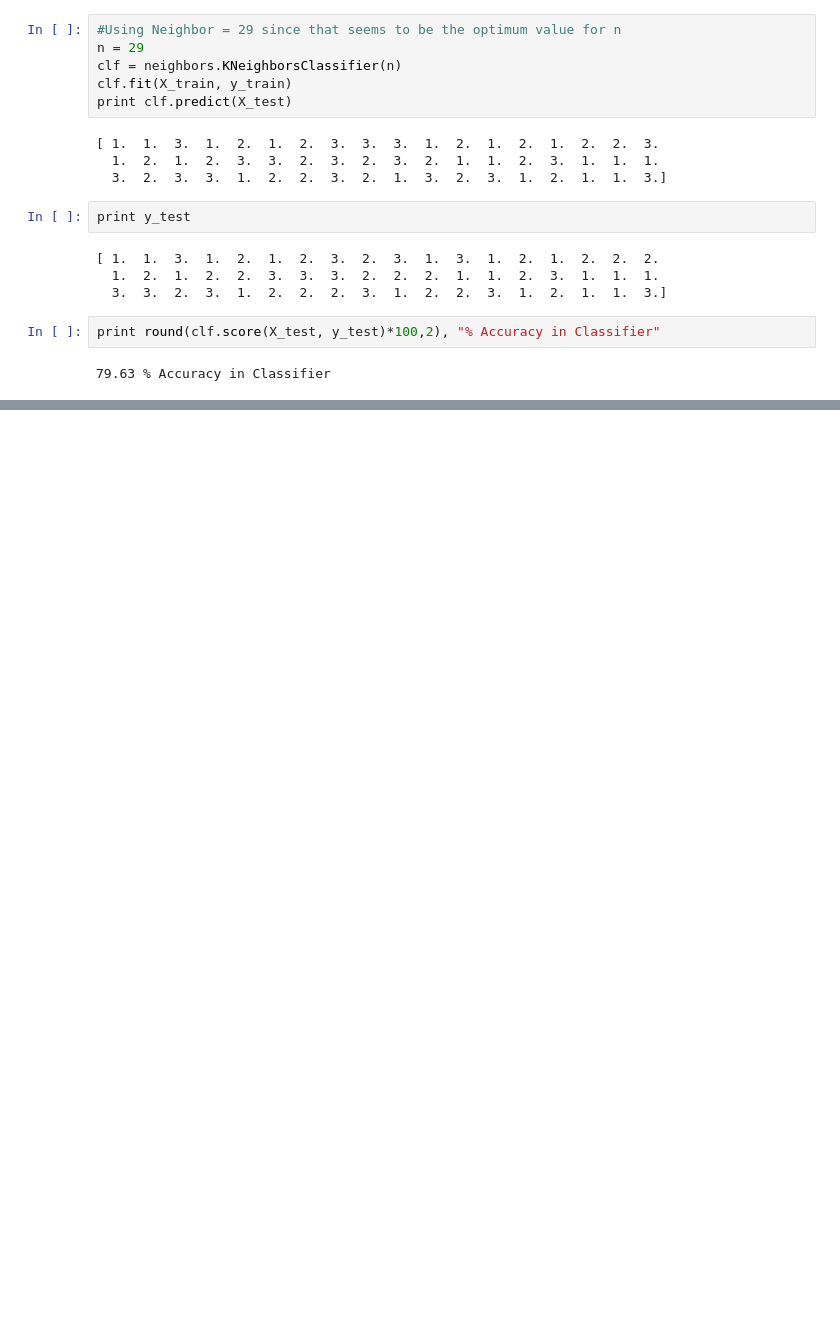
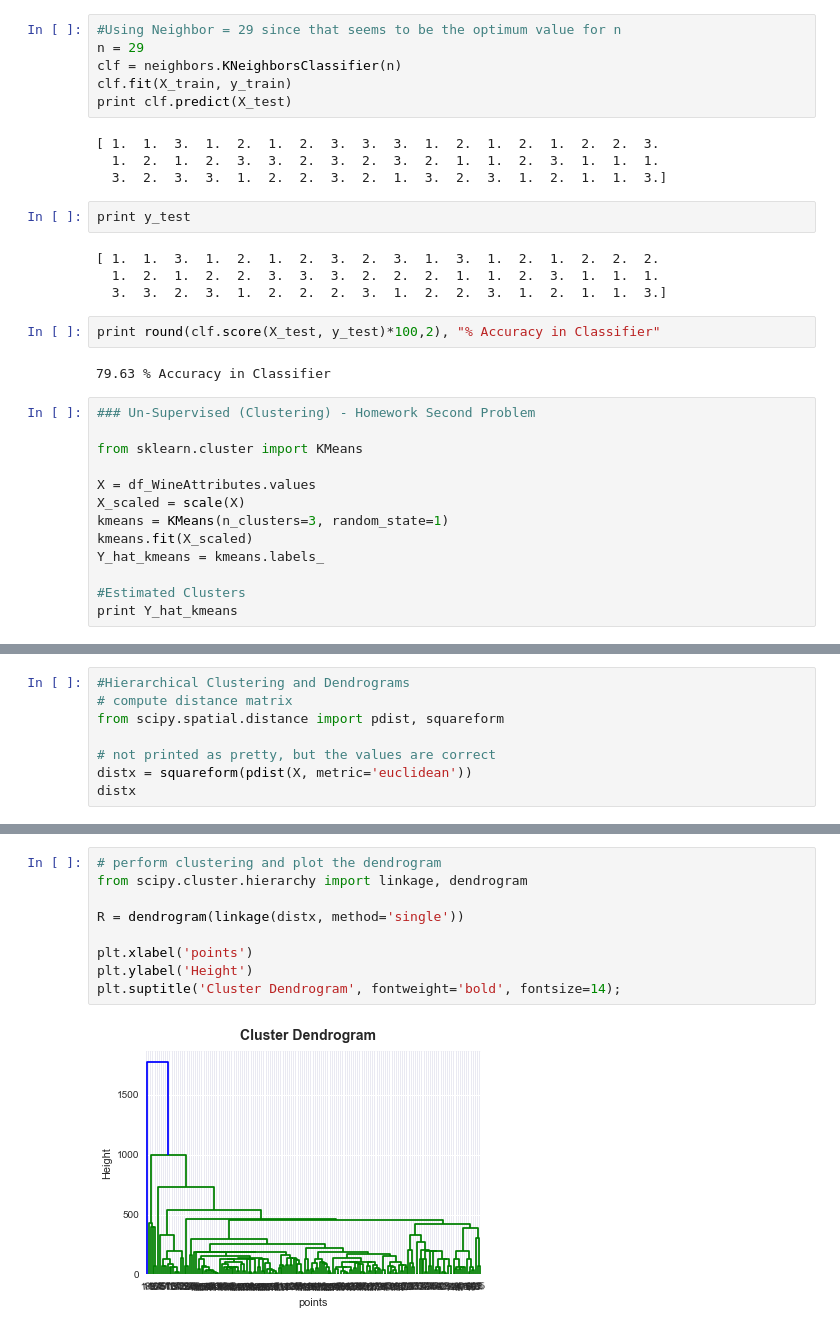
Before and after one commit to coolcalbeans/DAT_SF_12, a Jupyter notebook: Homework/HW2.ipynb, the cells around one changed output, grey strips where cells are left out. Drawn from its saved outputs; the diff is of its cells as text; blank space fills up the shorter version.

Commit message:
Submitting Homework 2

```diff
--- a/Homework/HW2.ipynb
+++ b/Homework/HW2.ipynb
@@ -116,3 +116,16 @@ print y_test
 print round(clf.score(X_test, y_test)*100,2), "% Accuracy in Classifier"
 # %% [output]
 79.63 % Accuracy in Classifier
+# %%
+### Un-Supervised (Clustering) - Homework Second Problem
+
+from sklearn.cluster import KMeans
+
+X = df_WineAttributes.values
+X_scaled = scale(X)
+kmeans = KMeans(n_clusters=3, random_state=1)
+kmeans.fit(X_scaled)
+Y_hat_kmeans = kmeans.labels_
+
+#Estimated Clusters
+print Y_hat_kmeans
@@ -118,0 +188,8 @@ print round(clf.score(X_test, y_test)*100,2), "% Accuracy in Classifier"
+# %%
+#Hierarchical Clustering and Dendrograms
+# compute distance matrix
+from scipy.spatial.distance import pdist, squareform
+
+# not printed as pretty, but the values are correct
+distx = squareform(pdist(X, metric='euclidean'))
+distx
@@ -118,0 +210,11 @@ print round(clf.score(X_test, y_test)*100,2), "% Accuracy in Classifier"
+# %%
+# perform clustering and plot the dendrogram
+from scipy.cluster.hierarchy import linkage, dendrogram
+
+R = dendrogram(linkage(distx, method='single'))
+
+plt.xlabel('points')
+plt.ylabel('Height')
+plt.suptitle('Cluster Dendrogram', fontweight='bold', fontsize=14);
+# %% [output]
+[figure, added]
```
Also changed, not shown: parts of 9 cells of this notebook.
